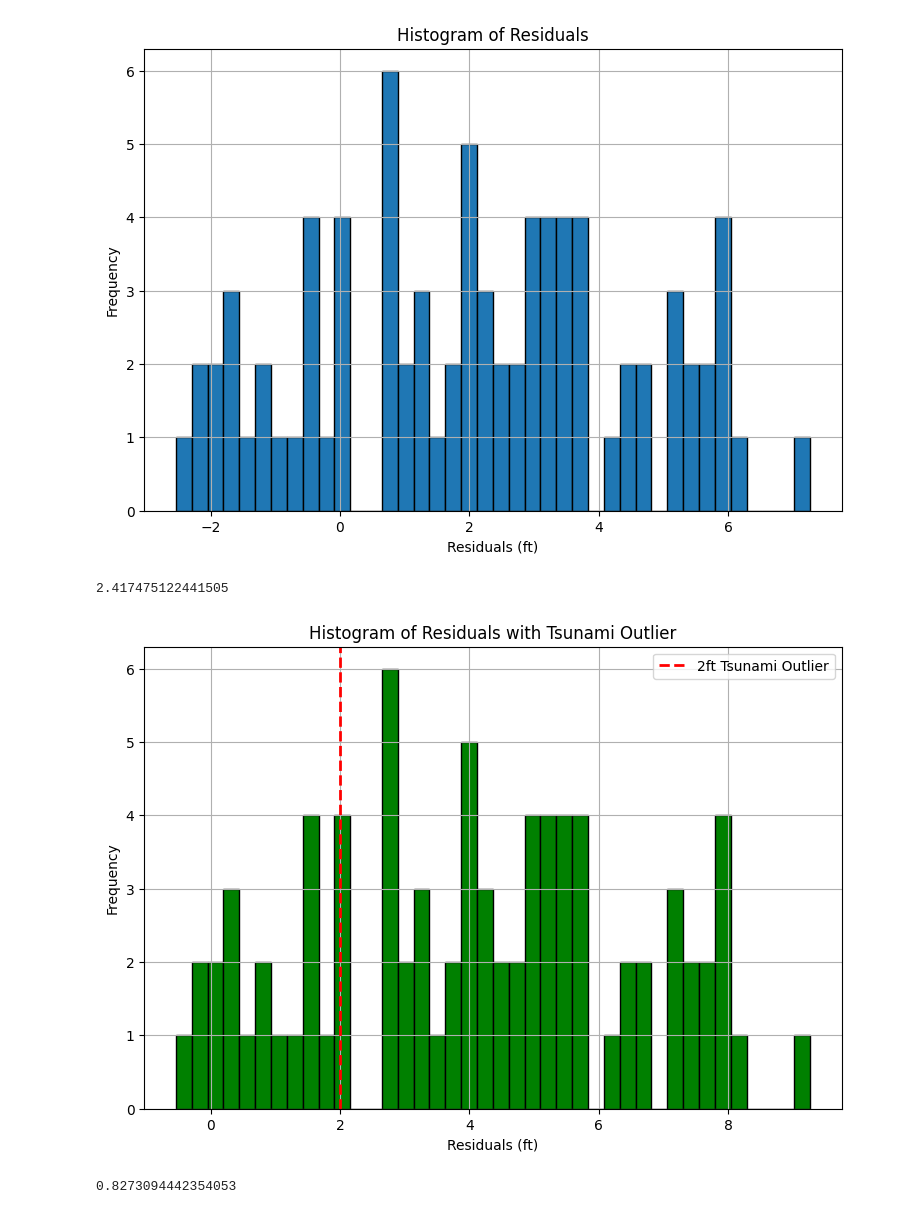
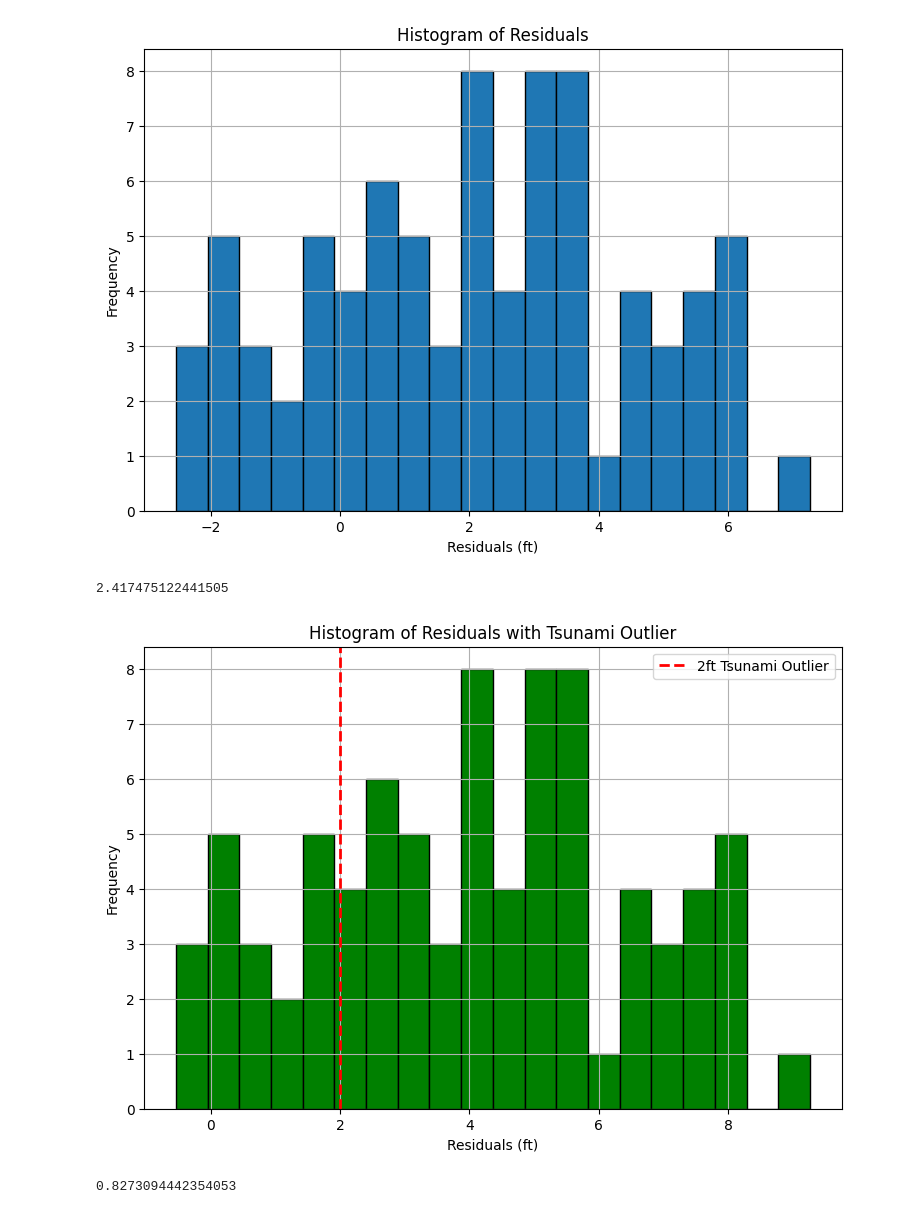
Before and after one commit to DrKiefer/Astr-19-Group-E, a Jupyter notebook: Group Project/histogram.ipynb, the cells around one changed output. Saved outputs shown, nothing was run; the diff lists cells and outputs as text; code cells hidden in the pictures.

```diff
--- a/Group Project/histogram.ipynb
+++ b/Group Project/histogram.ipynb
@@ -52,7 +52,7 @@ residuals =fHeight-oscillatory_function(dayMinutes, *params)
 
 # Plot
 plt.figure(figsize=(9, 6))
-plt.hist(residuals, bins=40, edgecolor='black')
+plt.hist(residuals, bins=20, edgecolor='black')
 plt.xlabel('Residuals (ft)')
 plt.ylabel('Frequency')
 plt.title('Histogram of Residuals')
@@ -63,30 +63,30 @@ plt.show()
 std_dev = np.std(residuals)
 std_dev
 # %% [output]
-[figure, old version]
+[figure, new version]
 2.417475122441505
 # %%
 
 # Add 2ft outlier
 fHeight = height.astype(float)
 
 residuals_tsunami = fHeight+2-oscillatory_function(dayMinutes, *params)
 
 # Plot
 plt.figure(figsize=(9, 6))
-plt.hist(residuals_tsunami, bins=30, edgecolor='black', color='green')
+plt.hist(residuals_tsunami, bins=20, edgecolor='black', color='green')
 plt.axvline(x=2, color='red', linestyle='dashed', linewidth=2, label='2ft Tsunami Outlier')
 plt.xlabel('Residuals (ft)')
 plt.ylabel('Frequency')
 
 plt.title('Histogram of Residuals with Tsunami Outlier')
 plt.legend()
 plt.grid(True)
 plt.savefig('histogram_outlier')
 plt.show()
 
 tsunami_deviation_std = 2 / std_dev
 tsunami_deviation_std
 # %% [output]
-[figure, old version]
+[figure, new version]
 0.8273094442354053
```
